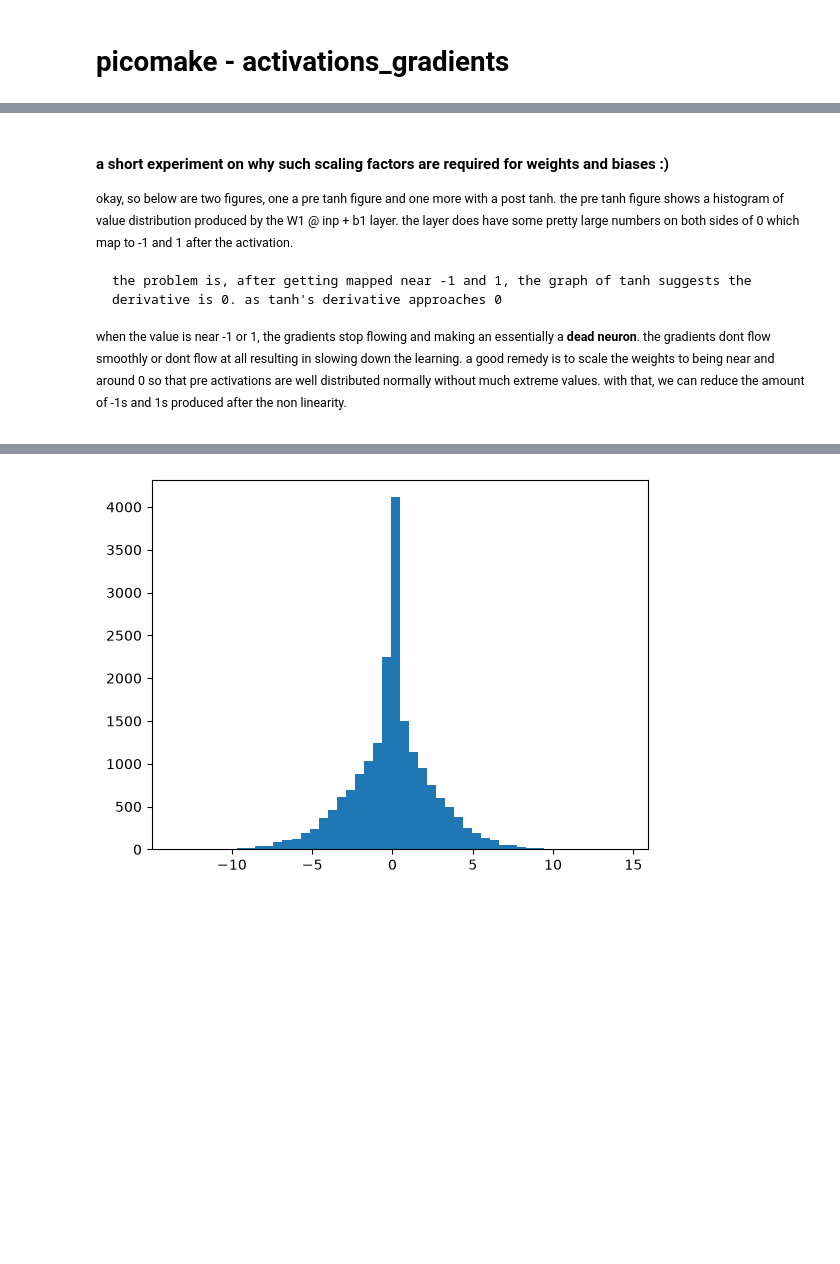
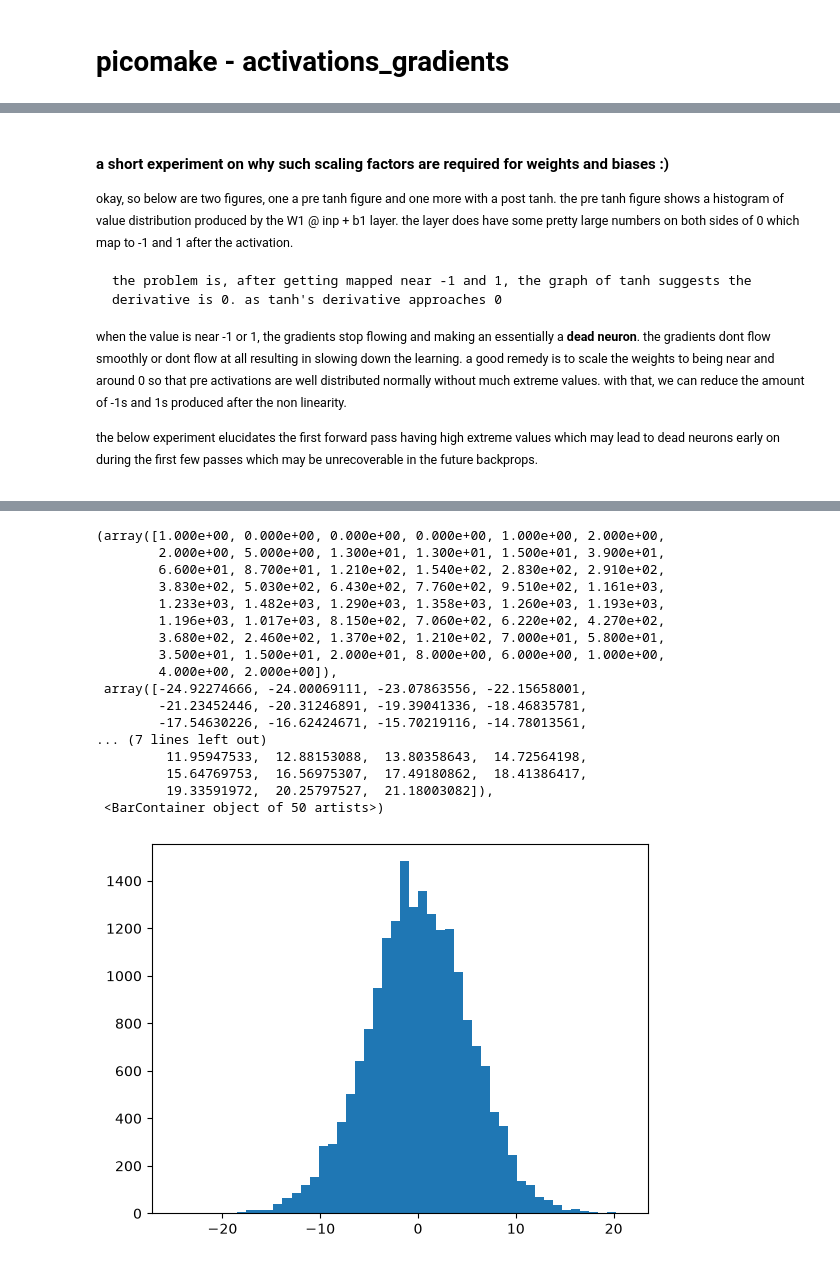
Before and after one commit to 1ens0r/picomake, a Jupyter notebook: activations_gradients.ipynb, the cells around one changed output, grey strips where cells are left out. Saved outputs shown, nothing was run; the diff lists cells and outputs as text; code cells hidden in the pictures; blank space fills up the shorter version.

```diff
--- a/activations_gradients.ipynb
+++ b/activations_gradients.ipynb
@@ -78,19 +113,24 @@ emb = C[Xtr] # torch.Size([182625, 3, 2])
 
 # prepare out training data
 
-W1 = torch.randn((30, 300), generator=g) * ((5/3) / math.sqrt(30)) # see below for explanation
-b1 = torch.randn(300, generator=g) * 0
 C = torch.randn((27,10), generator=g)
+W1 = torch.randn((30, 300), generator=g) * ((5/3) / math.sqrt(30)) # see above for explanation
+b1 = torch.randn(300, generator=g) * 0.01 # actually we dont need this btw
 W2 = torch.randn((300, 27), generator=g) * 0.01 # we need smaller numbers to prevent exploding first loss
 b2 = torch.randn(27, generator=g) * 0 # i mean why not
-parameters = (C, W1, b1, W2, b2)
+
+# batch norm parameters for hidden layer
+
+# shape of h1 = torch.Size([64, 300])
+bngain = torch.ones(1, 300) # normalising row by row
+bnbias = torch.zeros(1, 300)
+bn_rmean = torch.zeros(1, 300)
+bn_rstd = torch.ones(1, 300)
+
+parameters = (C, W1, b1, W2, b2, bngain, bnbias)
 
 print(f"number of parameters = {sum(p.nelement() for p in parameters)}")
 
 for p in parameters:
     p.requires_grad = True
-
-# finding a good lr
-lre = torch.linspace(-3, 0, 30000)
-lre = 10**lre
 # %% [output]
@@ -158,7 +230,44 @@ okay, so below are two figures, one a pre tanh figure and one more with a post t
 
     the problem is, after getting mapped near -1 and 1, the graph of tanh suggests the derivative is 0. as tanh's derivative approaches 0
 when the value is near -1 or 1, the gradients stop flowing and making an essentially a **dead neuron**. the gradients dont flow smoothly or dont flow at all resulting in slowing down the learning. a good remedy is to scale the weights to being near and around 0 so that pre activations are well distributed normally without much extreme values. with that, we can reduce the amount of -1s and 1s produced after the non linearity.
+
+the below experiment elucidates the first forward pass having high extreme values which may lead to dead neurons early on during the first few passes which may be unrecoverable in the future backprops.
 </small>
 # %%
-plt.hist(h.view(-1).tolist(), 50) #pre activation
+
+# experimental neural net
+
+# not scaling init weights
+Ctest = torch.randn((27, 10), generator=g)
+W1test = torch.randn((30, 300), generator=g)
+b1test = torch.randn(300, generator=g)
+W2test = torch.randn((300, 27), generator=g)
+b2test = torch.randn(27, generator=g)
+
+parameterstest = (Ctest, W1test, b1test, W2test, b2test)
+
+print(f"number of parameters = {sum(p.nelement() for p in parameterstest)}")
+
+for p in parameterstest:
+    p.requires_grad = True
+
+# single forward and backward pass
+ixtest = torch.randint(0, Xtr.shape[0], (64,), generator=g)
+
+# forward pass
+embtest = Ctest[Xtr[ixtest]]
+htest = embtest.view(-1, 30) @ W1test + b1test
+h1test = torch.tanh(htest)
+logitstest = h1test @ W2test + b2test
+losstest = F.cross_entropy(logitstest, Ytr[ixtest])
+
+print(losstest)
+
+# backward pass
+for p in parameterstest:
+    p.grad = None
+
+losstest.backward()
+
+plt.hist(htest.detach().view(-1).tolist(), 50)
 # %% [output]
@@ -182,2 +276,19 @@ plt.hist(h.view(-1).tolist(), 50) #pre activation
+(array([1.000e+00, 0.000e+00, 0.000e+00, 0.000e+00, 1.000e+00, 2.000e+00,
+        2.000e+00, 5.000e+00, 1.300e+01, 1.300e+01, 1.500e+01, 3.900e+01,
+        6.600e+01, 8.700e+01, 1.210e+02, 1.540e+02, 2.830e+02, 2.910e+02,
+        3.830e+02, 5.030e+02, 6.430e+02, 7.760e+02, 9.510e+02, 1.161e+03,
+        1.233e+03, 1.482e+03, 1.290e+03, 1.358e+03, 1.260e+03, 1.193e+03,
+        1.196e+03, 1.017e+03, 8.150e+02, 7.060e+02, 6.220e+02, 4.270e+02,
+        3.680e+02, 2.460e+02, 1.370e+02, 1.210e+02, 7.000e+01, 5.800e+01,
+        3.500e+01, 1.500e+01, 2.000e+01, 8.000e+00, 6.000e+00, 1.000e+00,
+        4.000e+00, 2.000e+00]),
+ array([-24.92274666, -24.00069111, -23.07863556, -22.15658001,
+        -21.23452446, -20.31246891, -19.39041336, -18.46835781,
+        -17.54630226, -16.62424671, -15.70219116, -14.78013561,
+... (7 lines left out)
+         11.95947533,  12.88153088,  13.80358643,  14.72564198,
+         15.64769753,  16.56975307,  17.49180862,  18.41386417,
+         19.33591972,  20.25797527,  21.18003082]),
+ <BarContainer object of 50 artists>)
-[figure, old version]
+[figure, new version]
 # %%
```
Also changed, not shown: parts of 14 cells of this notebook.
